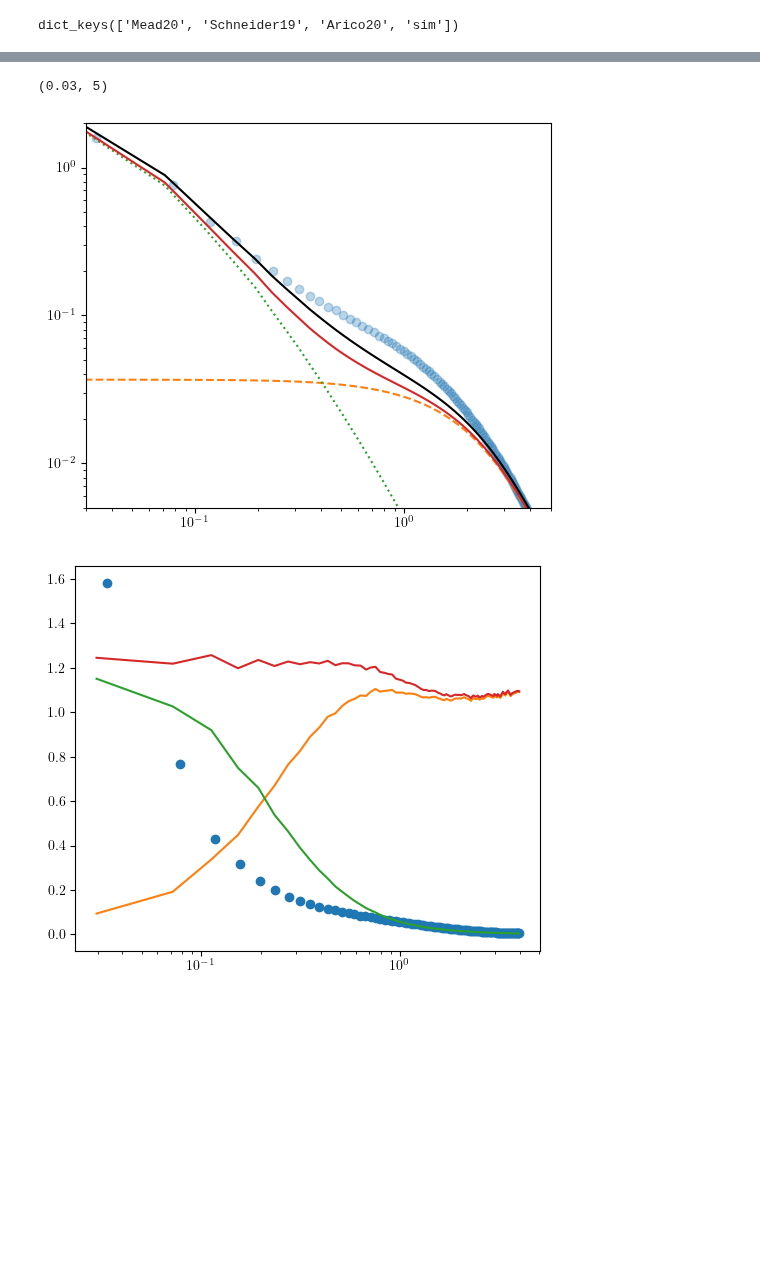
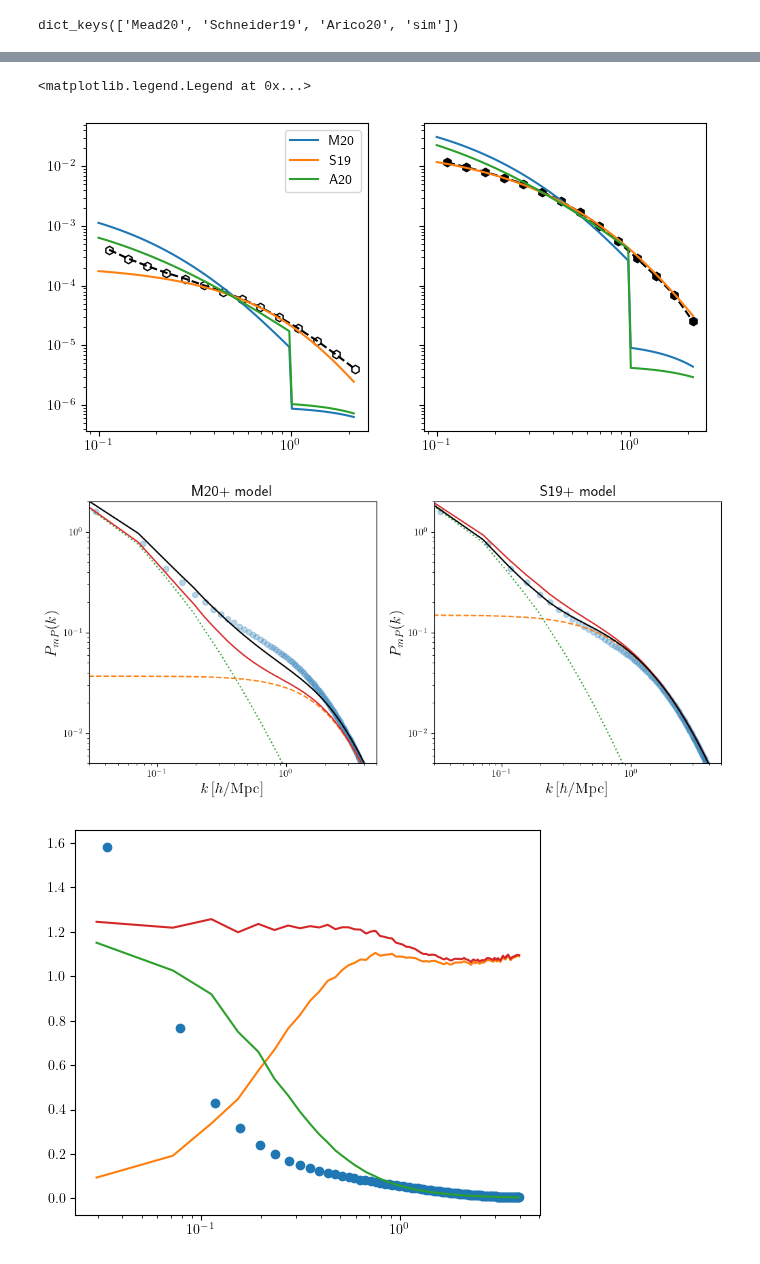
Before and after one commit to shivampcosmo/GODMAX, a Jupyter notebook: notebooks/Pge/make_pk_transition_plots.ipynb, the cells around one changed output, grey strips where cells are left out. Cells and saved outputs as stored; diff of their text form; code cells hidden in the pictures; blank space fills up the shorter version.

```diff
--- a/notebooks/Pge/make_pk_transition_plots.ipynb
+++ b/notebooks/Pge/make_pk_transition_plots.ipynb
@@ -51,7 +51,8 @@ gpu
 1 1
 # %%
 import joblib
-df = joblib.load(open('Pk_data.pkl','rb'))
+# df = joblib.load(open('Pk_data.pkl','rb'))
+df = joblib.load(open('Pk_data_sup.pkl','rb'))
 print(df.keys())
 # %% [output]
 dict_keys(['Mead20', 'Schneider19', 'Arico20', 'sim'])
@@ -57,0 +63,4 @@ dict_keys(['Mead20', 'Schneider19', 'Arico20', 'sim'])
+# %%
+df = joblib.load(open('Pk_data_sup.pkl','rb'))
+# df['sim']['m-m'][0].shape, df['sim']['m-m'][1].shape,df['sim']['m-m'][2].shape
+df['sim']['m-p'][0].shape, df['sim']['m-p'][1].shape,df['sim']['m-p'][2].shape
@@ -58,45 +200,79 @@ dict_keys(['Mead20', 'Schneider19', 'Arico20', 'sim'])
+# %%
+data = joblib.load(open('data_dict_ne.pkl','rb'))
+fig, ax = plt.subplots(1, 2, figsize=(8, 4), sharey=True)
+
+# 1st index is to specify x/profile; 2nd index for mass bin
+# log mass bins edges (13, 13.5) & (14.5, 15)
+ax[0].loglog(data['sim'][0][0], data['sim'][1][0], 'kh--', mfc='None')
+ax[1].loglog(data['sim'][0][1], data['sim'][1][1]*15, 'kh--', mfc='k')
+
+
+ax[0].loglog(data['M20'][0], data['M20'][1][0], label='M20')
+ax[1].loglog(data['M20'][0], data['M20'][1][3]*15)
+
+ax[0].loglog(data['S19'][0], data['S19'][1][0], label='S19')
+ax[1].loglog(data['S19'][0], data['S19'][1][3]*15)
+
+ax[0].loglog(data['A20'][0], data['A20'][1][0], label='A20')
+ax[1].loglog(data['A20'][0], data['A20'][1][3]*15)
+
+ax[0].legend()
+# %% [output]
+<matplotlib.legend.Legend at 0x...>
+[figure, added]
 # %%
 # df['sim']
 sim_data = df['sim']
 A20 = df['Arico20']
 al_a20 = 0.6
 
 M20 = df['Mead20']
-al_m20 = 0.7
+al_m20 = 0.6
 
 S19 = df['Schneider19']
-al_s19 = 1.0
-plt.figure(figsize=(6,5))
+al_s19 = 1.4
+# plt.figure(figsize=(6,5))
+# make a 2x1 figure:
+fig, ax = plt.subplots(1, 2, figsize=(12,5))
 # fac = sim_data[0]
 fac = 1
-plt.plot(sim_data[0], fac*sim_data[1], 'o', label='Sim data', alpha=0.3)
-
+ax[0].plot(sim_data[0], fac*sim_data[1], 'o', label='Sim data', alpha=0.3)
+ax[1].plot(sim_data[0], fac*sim_data[1], 'o', label='Sim data', alpha=0.3)
 # plt.plot(A20[0], A20[2], '-', label='Arico+20 fit')
 # plt.plot(A20[0], A20[3], '-', label='Arico+20 fit')
 # plt.plot(A20[0], A20[2] + A20[3], '-', label='Arico+20 fit')
 # plt.plot(A20[0], (A20[2]**al_a20 + A20[3]**al_a20)**(1/al_a20), '-', label='Arico+20 fit')
 
 
 # fac = S19[0]
 # plt.plot(S19[0], fac*S19[2], '-', label='Schneider+19 fit')
 # plt.plot(S19[0], fac*S19[3], '-', label='Schneider+19 fit')
 # plt.plot(S19[0], fac*(S19[2]+S19[3]), '-', label='Schneider+19 fit')
 # plt.plot(S19[0], fac*((S19[2]**al_s19+S19[3]**al_s19)**(1/al_s19)), '-', label='Schneider+19 fit')
 
 # fac = M20[0]
 fac = 1
-plt.plot(M20[0], fac*M20[2], '--', label='Mead+20 fit')
-plt.plot(M20[0], fac*M20[3], ':', label='Mead+20 fit')
-plt.plot(M20[0], fac*(M20[2]+M20[3]), '-', label='Mead+20 fit')
-plt.plot(M20[0], fac*((M20[2]**al_m20 + M20[3]**al_m20)**(1/al_m20)), '-', color='k',label='Mead+20 fit')
+ax[0].plot(M20[0], fac*M20[2], '--', label='Mead+20 fit')
+ax[0].plot(M20[0], fac*M20[3], ':', label='Mead+20 fit')
+ax[0].plot(M20[0], fac*(M20[2]+M20[3]), '-', label='Mead+20 fit')
+ax[0].plot(M20[0], fac*((M20[2]**al_m20 + M20[3]**al_m20)**(1/al_m20)), '-', color='k',label='Mead+20 fit')
+ax[0].set_title('M20+ model', fontsize=16)
 
-plt.xscale('log')
-plt.yscale('log')
-plt.ylim(5e-3, 2)
-plt.xlim(3e-2, 5)
+ax[1].plot(S19[0], fac*S19[2], '--', label='Schneider+19 fit')
+ax[1].plot(S19[0], fac*S19[3], ':', label='Schneider+19 fit')
+ax[1].plot(S19[0], fac*(S19[2]+S19[3]), '-', label='Schneider+19 fit')
+ax[1].plot(S19[0], fac*((S19[2]**al_s19+S19[3]**al_s19)**(1/al_s19)), '-', color='k', label='Schneider+19 fit')
+ax[1].set_title('S19+ model', fontsize=16)
+
+for ji in range(2):
+    ax[ji].set_xscale('log')
+    ax[ji].set_yscale('log')
+    ax[ji].set_ylim(5e-3, 2)
+    ax[ji].set_xlim(3e-2, 5)
+    ax[ji].set_xlabel(r'$k \, [h/\mathrm{Mpc}]$', fontsize=16)
+    ax[ji].set_ylabel(r'$P_{mP}(k)$', fontsize=16)
 # %% [output]
-(0.03, 5)
-[figure, old version]
+[figure, new version]
 # %%
 # df['sim']
 sim_data = df['sim']
```
Also changed, not shown: parts of 7 cells of this notebook, 15 other files.
